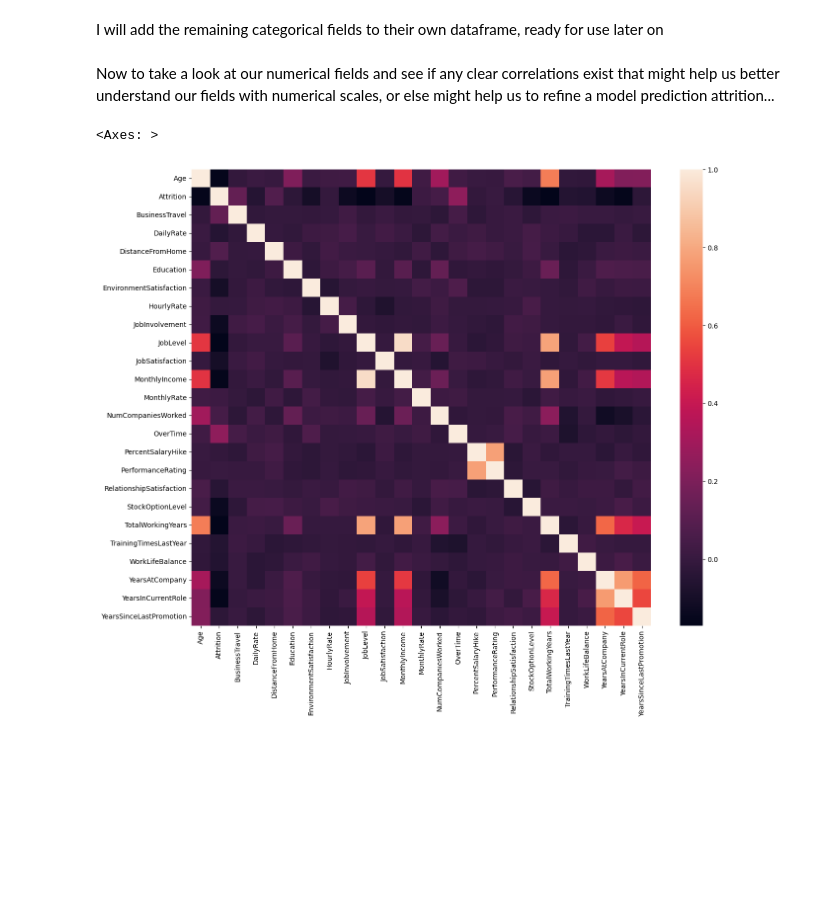
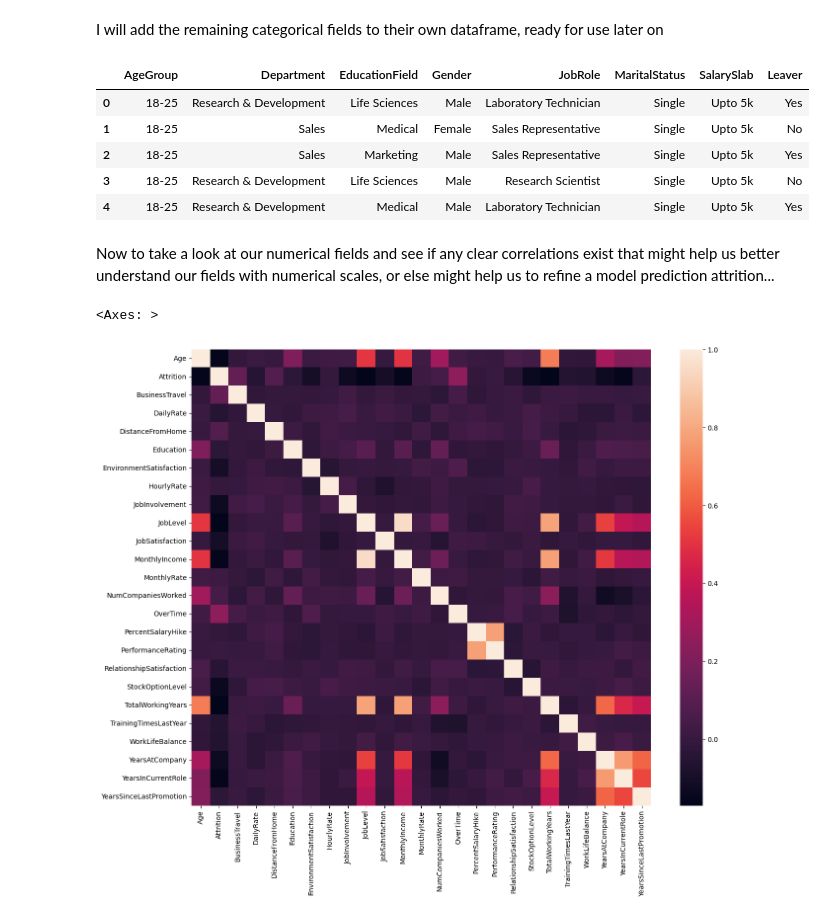
Before and after one commit to ymcgillicuddy/HR-Analytics, a Jupyter notebook: HR Analytics.ipynb, the cells around one changed output. Saved outputs shown, nothing was run; the diff lists cells and outputs as text; code cells hidden in the pictures; blank space fills up the shorter version.

```diff
--- a/HR Analytics.ipynb
+++ b/HR Analytics.ipynb
@@ -156,8 +167,15 @@ df = df.replace({'BusinessTravel' : {'Non-Travel': 0, 'Travel_Rarely': 1, 'Trave
 # %% [markdown]
 I will add the remaining categorical fields to their own dataframe, ready for use later on
 # %%
-categorical_df = df[['AgeGroup','Department','EducationField','Gender','JobRole','MaritalStatus','SalarySlab']]
+categorical_df = df[['AgeGroup','Department','EducationField','Gender','JobRole','MaritalStatus','SalarySlab','Leaver']]
 categorical_df.head()
+# %% [output]
+|  | AgeGroup | Department | EducationField | Gender | JobRole | MaritalStatus | SalarySlab | Leaver |
+| 0 | 18-25 | Research & Development | Life Sciences | Male | Laboratory Technician | Single | Upto 5k | Yes |
+| 1 | 18-25 | Sales | Medical | Female | Sales Representative | Single | Upto 5k | No |
+| 2 | 18-25 | Sales | Marketing | Male | Sales Representative | Single | Upto 5k | Yes |
+| 3 | 18-25 | Research & Development | Life Sciences | Male | Research Scientist | Single | Upto 5k | No |
+| 4 | 18-25 | Research & Development | Medical | Male | Laboratory Technician | Single | Upto 5k | Yes |
 # %% [markdown]
 Now to take a look at our numerical fields and see if any clear correlations exist that might help us better understand our fields with numerical scales, or else might help us to refine a model prediction attrition...
 # %%
```
Also changed, not shown: parts of 8 cells of this notebook, 1 other file.
